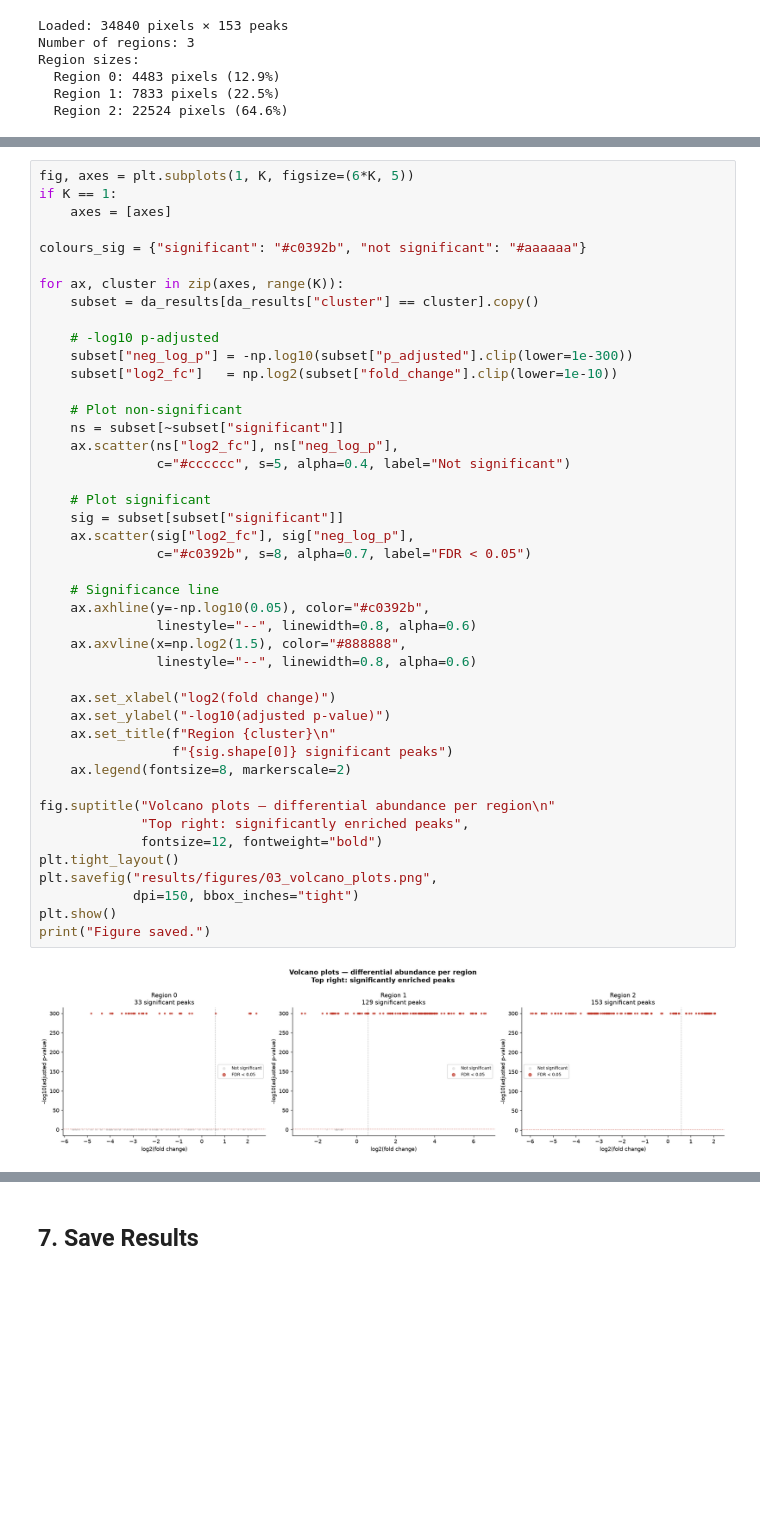
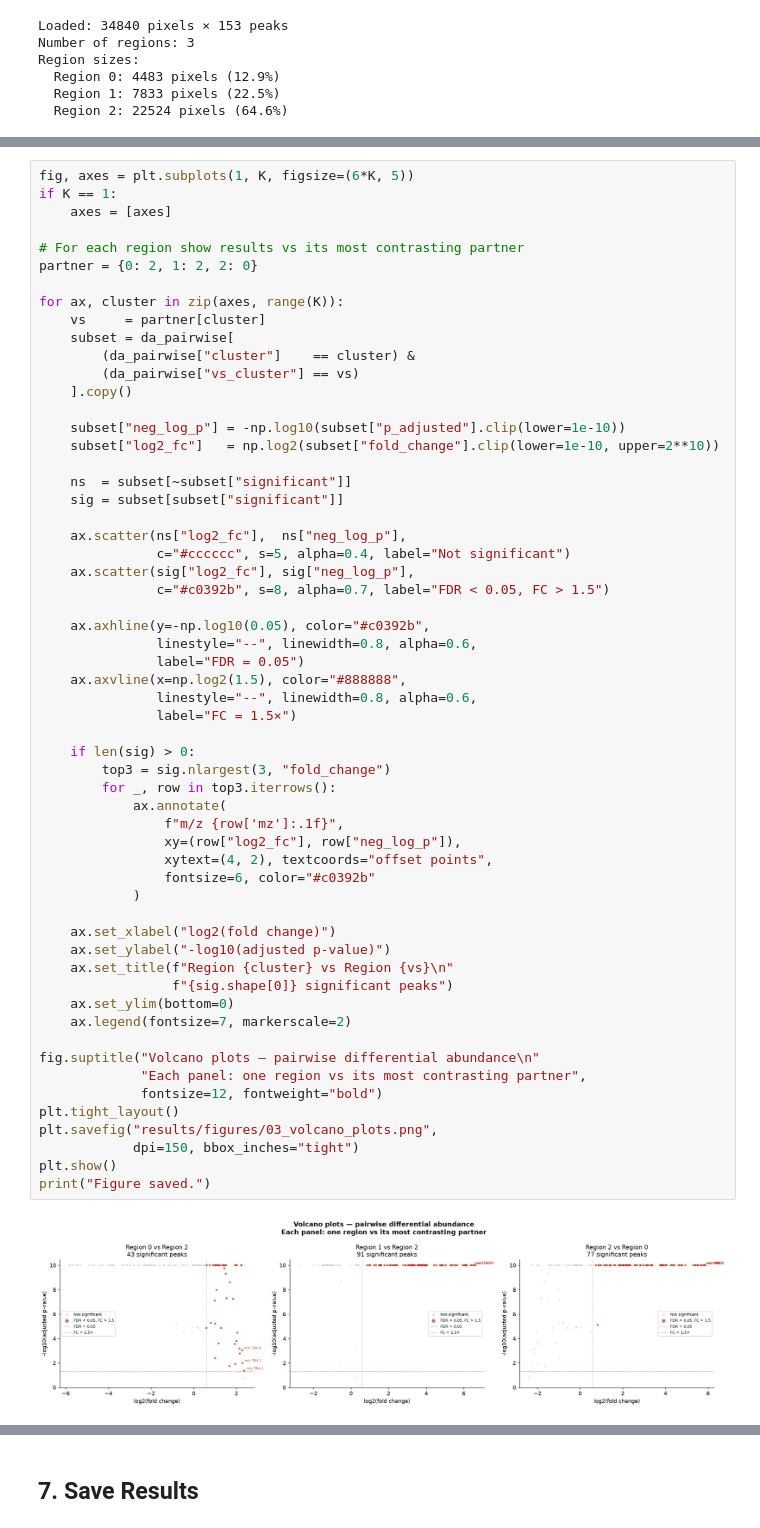
Before and after one commit to Rajaeereza/maldi-msi-analysis, a Jupyter notebook: notebooks/03_statistical_analysis.ipynb, the cells around one changed output, grey strips where cells are left out. Saved outputs shown, nothing was run; the diff lists cells and outputs as text; blank space fills up the shorter version.

```diff
--- a/notebooks/03_statistical_analysis.ipynb
+++ b/notebooks/03_statistical_analysis.ipynb
@@ -194,49 +335,63 @@ both statistically significant AND biologically meaningful (large fold change).
 # %%
 fig, axes = plt.subplots(1, K, figsize=(6*K, 5))
 if K == 1:
     axes = [axes]
 
-colours_sig = {"significant": "#c0392b", "not significant": "#aaaaaa"}
+# For each region show results vs its most contrasting partner
+partner = {0: 2, 1: 2, 2: 0}
 
 for ax, cluster in zip(axes, range(K)):
-    subset = da_results[da_results["cluster"] == cluster].copy()
+    vs     = partner[cluster]
+    subset = da_pairwise[
+        (da_pairwise["cluster"]    == cluster) &
+        (da_pairwise["vs_cluster"] == vs)
+    ].copy()
 
-    # -log10 p-adjusted
-    subset["neg_log_p"] = -np.log10(subset["p_adjusted"].clip(lower=1e-300))
-    subset["log2_fc"]   = np.log2(subset["fold_change"].clip(lower=1e-10))
+    subset["neg_log_p"] = -np.log10(subset["p_adjusted"].clip(lower=1e-10))
+    subset["log2_fc"]   = np.log2(subset["fold_change"].clip(lower=1e-10, upper=2**10))
 
-    # Plot non-significant
-    ns = subset[~subset["significant"]]
-    ax.scatter(ns["log2_fc"], ns["neg_log_p"],
+    ns  = subset[~subset["significant"]]
+    sig = subset[subset["significant"]]
+
+    ax.scatter(ns["log2_fc"],  ns["neg_log_p"],
                c="#cccccc", s=5, alpha=0.4, label="Not significant")
+    ax.scatter(sig["log2_fc"], sig["neg_log_p"],
+               c="#c0392b", s=8, alpha=0.7, label="FDR < 0.05, FC > 1.5")
 
-    # Plot significant
-    sig = subset[subset["significant"]]
-    ax.scatter(sig["log2_fc"], sig["neg_log_p"],
-               c="#c0392b", s=8, alpha=0.7, label="FDR < 0.05")
+    ax.axhline(y=-np.log10(0.05), color="#c0392b",
+               linestyle="--", linewidth=0.8, alpha=0.6,
+               label="FDR = 0.05")
+    ax.axvline(x=np.log2(1.5), color="#888888",
+               linestyle="--", linewidth=0.8, alpha=0.6,
+               label="FC = 1.5×")
 
-    # Significance line
-    ax.axhline(y=-np.log10(0.05), color="#c0392b",
-               linestyle="--", linewidth=0.8, alpha=0.6)
-    ax.axvline(x=np.log2(1.5), color="#888888",
-               linestyle="--", linewidth=0.8, alpha=0.6)
+    if len(sig) > 0:
+        top3 = sig.nlargest(3, "fold_change")
+        for _, row in top3.iterrows():
+            ax.annotate(
+                f"m/z {row['mz']:.1f}",
+                xy=(row["log2_fc"], row["neg_log_p"]),
+                xytext=(4, 2), textcoords="offset points",
+                fontsize=6, color="#c0392b"
+            )
 
     ax.set_xlabel("log2(fold change)")
     ax.set_ylabel("-log10(adjusted p-value)")
-    ax.set_title(f"Region {cluster}\n"
+    ax.set_title(f"Region {cluster} vs Region {vs}\n"
                  f"{sig.shape[0]} significant peaks")
-    ax.legend(fontsize=8, markerscale=2)
+    ax.set_ylim(bottom=0)
+    ax.legend(fontsize=7, markerscale=2)
 
-fig.suptitle("Volcano plots — differential abundance per region\n"
-             "Top right: significantly enriched peaks",
+fig.suptitle("Volcano plots — pairwise differential abundance\n"
+             "Each panel: one region vs its most contrasting partner",
              fontsize=12, fontweight="bold")
 plt.tight_layout()
 plt.savefig("results/figures/03_volcano_plots.png",
             dpi=150, bbox_inches="tight")
 plt.show()
 print("Figure saved.")
 # %% [output]
-[figure, old version]
+[figure, new version]
 Figure saved.
 # %% [markdown]
 ## 4. Top Marker Ions per Region
```
Also changed, not shown: parts of 15 cells of this notebook, 13 other files.
